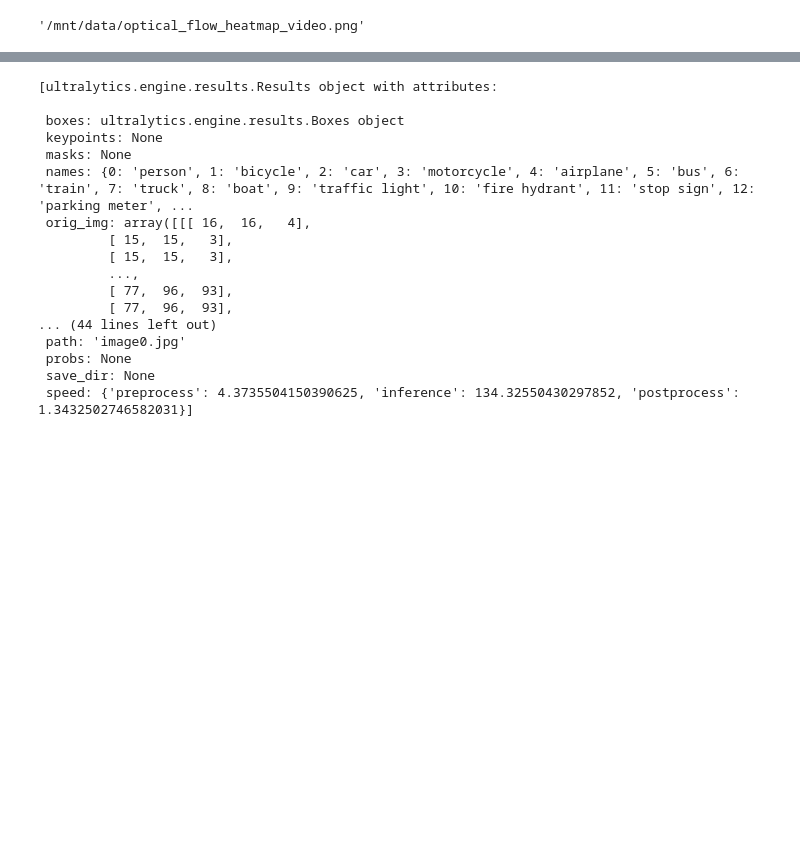
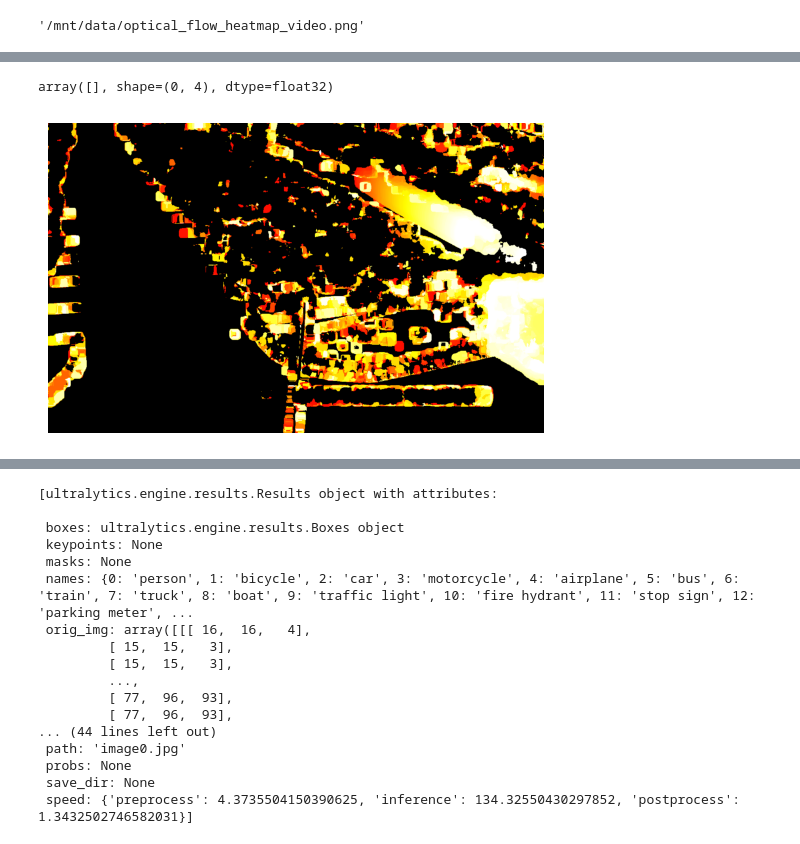
Before and after one commit to djsg2021utec/TESIS_MAESTRIA, a Jupyter notebook: Filtros_de_video.ipynb, the cells around one changed output, grey strips where cells are left out. Drawn from its saved outputs; the diff is of its cells as text; code cells hidden in the pictures; blank space fills up the shorter version.

```diff
--- a/Filtros_de_video.ipynb
+++ b/Filtros_de_video.ipynb
@@ -179,0 +461,19 @@ Speed: 4.4ms preprocess, 134.3ms inference, 1.3ms postprocess per image at shape
+# %%
+bounding_boxes
+# %% [output]
+array([], shape=(0, 4), dtype=float32)
+# %%
+# Ruta al archivo de video y a la salida del mapa de calor
+video_path = '/content/output_video_compressed.mp4'
+output_path = 'tu_salida.png'
+
+# Procesamos el video
+process_video(video_path, output_path)
+
+# Mostramos el resultado
+motion_heatmap = cv2.imread(output_path)
+plt.imshow(cv2.cvtColor(motion_heatmap, cv2.COLOR_BGR2RGB))
+plt.axis('off')
+plt.show()
+# %% [output]
+[figure, added]
```
Also changed, not shown: parts of 17 cells of this notebook.
